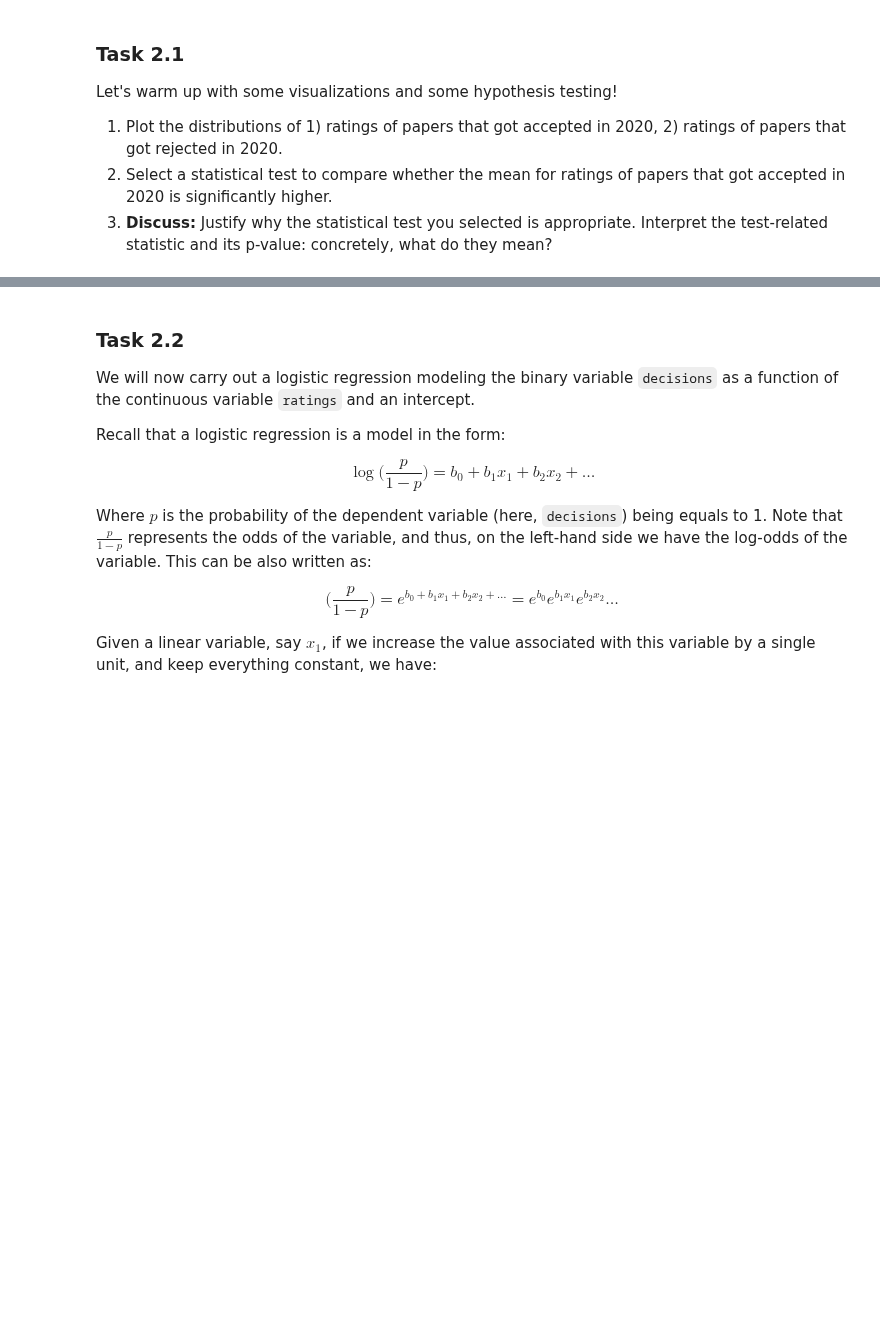
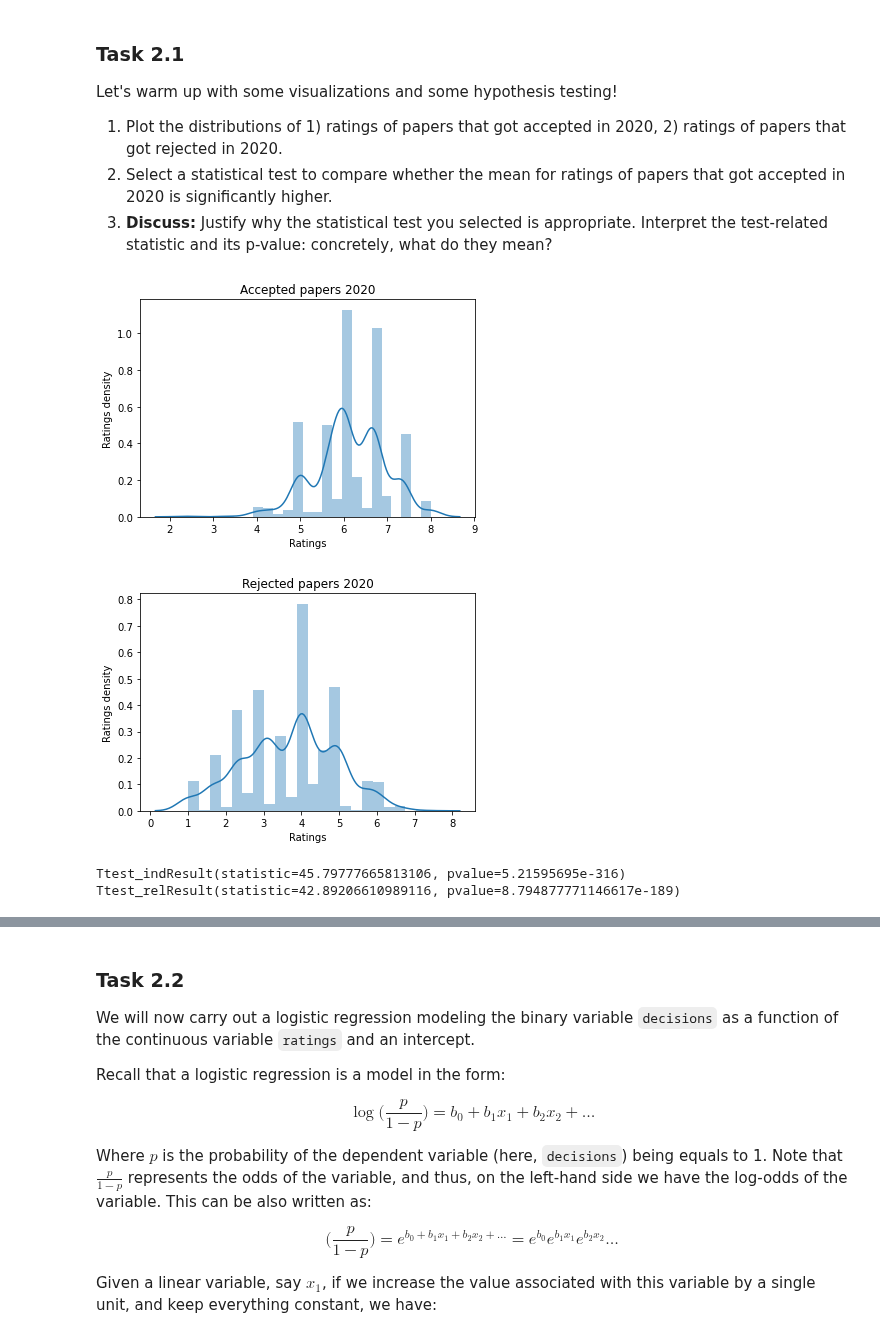
Before and after one commit to emarazz/ada_2020, a Jupyter notebook: Homework/02 - Regression Observational Studies Stats and Supervised Learning/hw2.ipynb, the cells around one changed output, grey strips where cells are left out. Drawn from its saved outputs; the diff is of its cells as text; code cells hidden in the pictures; blank space fills up the shorter version.

Commit message:
Task 2.1 completed, needs revision

```diff
--- a/Homework/02 - Regression Observational Studies Stats and Supervised Learning/hw2.ipynb
+++ b/Homework/02 - Regression Observational Studies Stats and Supervised Learning/hw2.ipynb
@@ -508,0 +508,23 @@ Let's warm up with some visualizations and some hypothesis testing!
+# %%
+### task 2.1.1 ###
+# create mask for accepted and rejected papers
+accepted20=data_iclr[(data_iclr['decisions']=="Accept") & (data_iclr['year']==2020)]
+rejected20=data_iclr[(data_iclr['decisions']=="Reject") & (data_iclr['year']==2020)]
+
+#plot
+ax = sns.distplot(accepted20["ratings"], hist=True)
+ax.set(title='Accepted papers 2020',xlabel='Ratings', ylabel='Ratings density')
+plt.show()
+ax = sns.distplot(rejected20["ratings"], hist=True)
+ax.set(title='Rejected papers 2020',xlabel='Ratings', ylabel='Ratings density')
+plt.show()
+# %% [output]
+[figure, added]
+[figure, added]
+# %%
+# task 2.1.2
+print(stats.ttest_ind(accepted20.ratings, rejected20.ratings))
+print(stats.ttest_rel(accepted20.ratings, rejected20.ratings[:len(accepted20)]))
+# %% [output]
+Ttest_indResult(statistic=45.79777665813106, pvalue=5.21595695e-316)
+Ttest_relResult(statistic=42.89206610989116, pvalue=8.794877771146617e-189)
```
Also changed, not shown: parts of 3 cells of this notebook.
